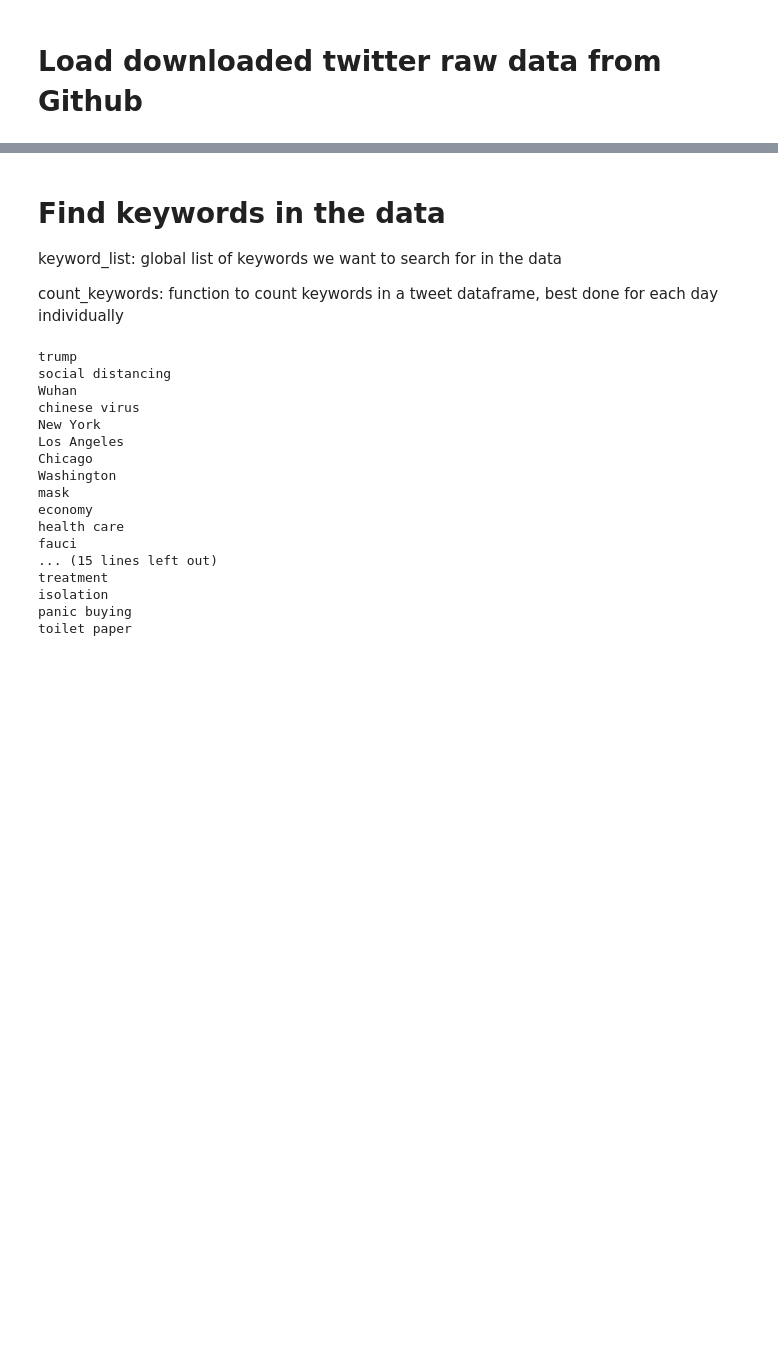
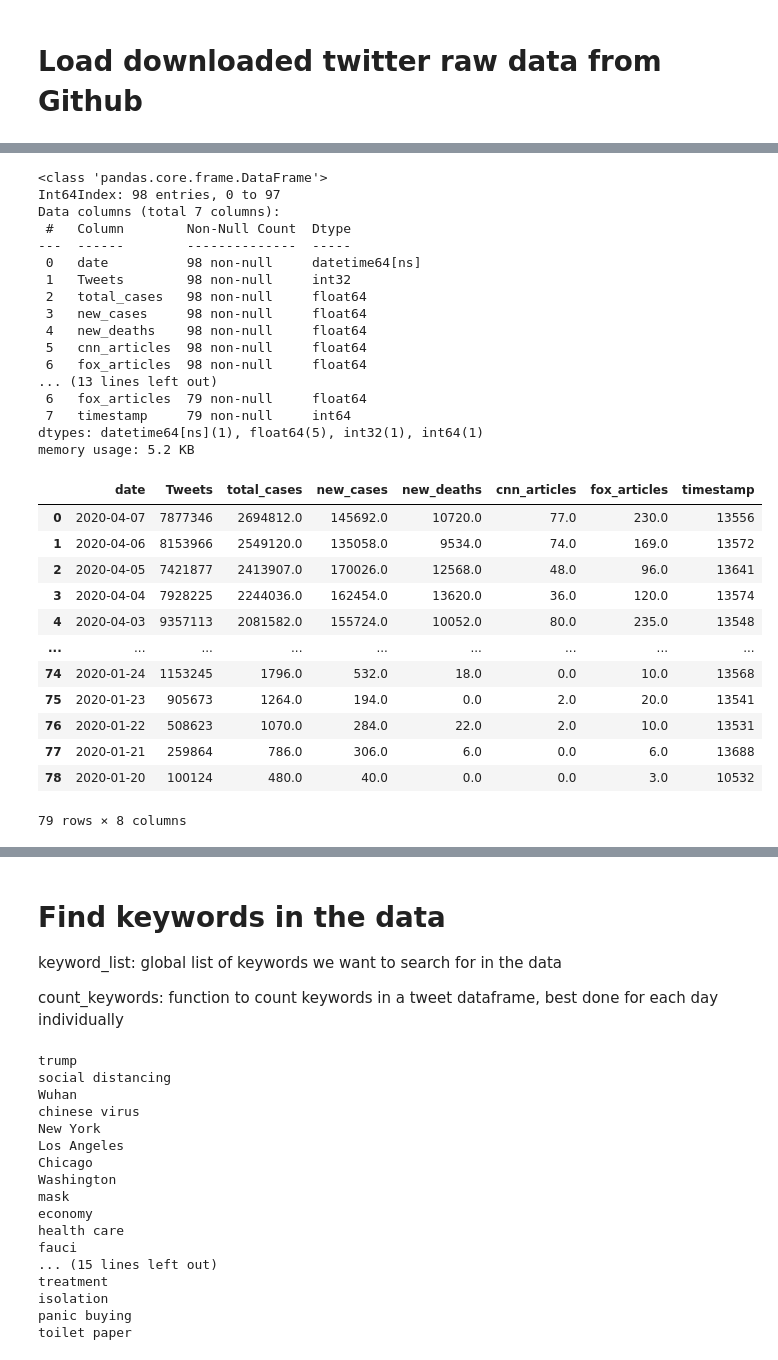
Before and after one commit to rlnrbio/twitter_data_viz, a Jupyter notebook: Test_twitter_data_from_github_repo.ipynb, the cells around one changed output, grey strips where cells are left out. Saved outputs shown, nothing was run; the diff lists cells and outputs as text; code cells hidden in the pictures; blank space fills up the shorter version.

Commit message:
sample tweet visualization

```diff
--- a/Test_twitter_data_from_github_repo.ipynb
+++ b/Test_twitter_data_from_github_repo.ipynb
@@ -401,0 +406,7 @@ covid_twitter_data.info()
+# %%
+# get number of sampled tweets per day
+
+covid_twitter_data["timestamp"] = pd.to_datetime(covid_twitter_data["timestamp"]).map(lambda x: x.date())
+
+num = pd.DataFrame(covid_twitter_data["timestamp"].value_counts().sort_index())
+num["date"] = pd.to_datetime(num.index)
@@ -401,0 +434,37 @@ covid_twitter_data.info()
+# %%
+merged_3_short = merged_3.merge(num, how = "inner")
+
+merged_3.info()
+merged_3_short.info()
+merged_3_short
+# %% [output]
+<class 'pandas.core.frame.DataFrame'>
+Int64Index: 98 entries, 0 to 97
+Data columns (total 7 columns):
+ #   Column        Non-Null Count  Dtype
+---  ------        --------------  -----
+ 0   date          98 non-null     datetime64[ns]
+ 1   Tweets        98 non-null     int32
+ 2   total_cases   98 non-null     float64
+ 3   new_cases     98 non-null     float64
+ 4   new_deaths    98 non-null     float64
+ 5   cnn_articles  98 non-null     float64
+ 6   fox_articles  98 non-null     float64
+... (13 lines left out)
+ 6   fox_articles  79 non-null     float64
+ 7   timestamp     79 non-null     int64
+dtypes: datetime64[ns](1), float64(5), int32(1), int64(1)
+memory usage: 5.2 KB
+|  | date | Tweets | total_cases | new_cases | new_deaths | cnn_articles | fox_articles | timestamp |
+| 0 | 2020-04-07 | 7877346 | 2694812.0 | 145692.0 | 10720.0 | 77.0 | 230.0 | 13556 |
+| 1 | 2020-04-06 | 8153966 | 2549120.0 | 135058.0 | 9534.0 | 74.0 | 169.0 | 13572 |
+| 2 | 2020-04-05 | 7421877 | 2413907.0 | 170026.0 | 12568.0 | 48.0 | 96.0 | 13641 |
+| 3 | 2020-04-04 | 7928225 | 2244036.0 | 162454.0 | 13620.0 | 36.0 | 120.0 | 13574 |
+| 4 | 2020-04-03 | 9357113 | 2081582.0 | 155724.0 | 10052.0 | 80.0 | 235.0 | 13548 |
+| ... | ... | ... | ... | ... | ... | ... | ... | ... |
+| 74 | 2020-01-24 | 1153245 | 1796.0 | 532.0 | 18.0 | 0.0 | 10.0 | 13568 |
+| 75 | 2020-01-23 | 905673 | 1264.0 | 194.0 | 0.0 | 2.0 | 20.0 | 13541 |
+| 76 | 2020-01-22 | 508623 | 1070.0 | 284.0 | 22.0 | 2.0 | 10.0 | 13531 |
+| 77 | 2020-01-21 | 259864 | 786.0 | 306.0 | 6.0 | 0.0 | 6.0 | 13688 |
+| 78 | 2020-01-20 | 100124 | 480.0 | 40.0 | 0.0 | 0.0 | 3.0 | 10532 |
+79 rows × 8 columns
```
Also changed, not shown: parts of 10 cells of this notebook.
